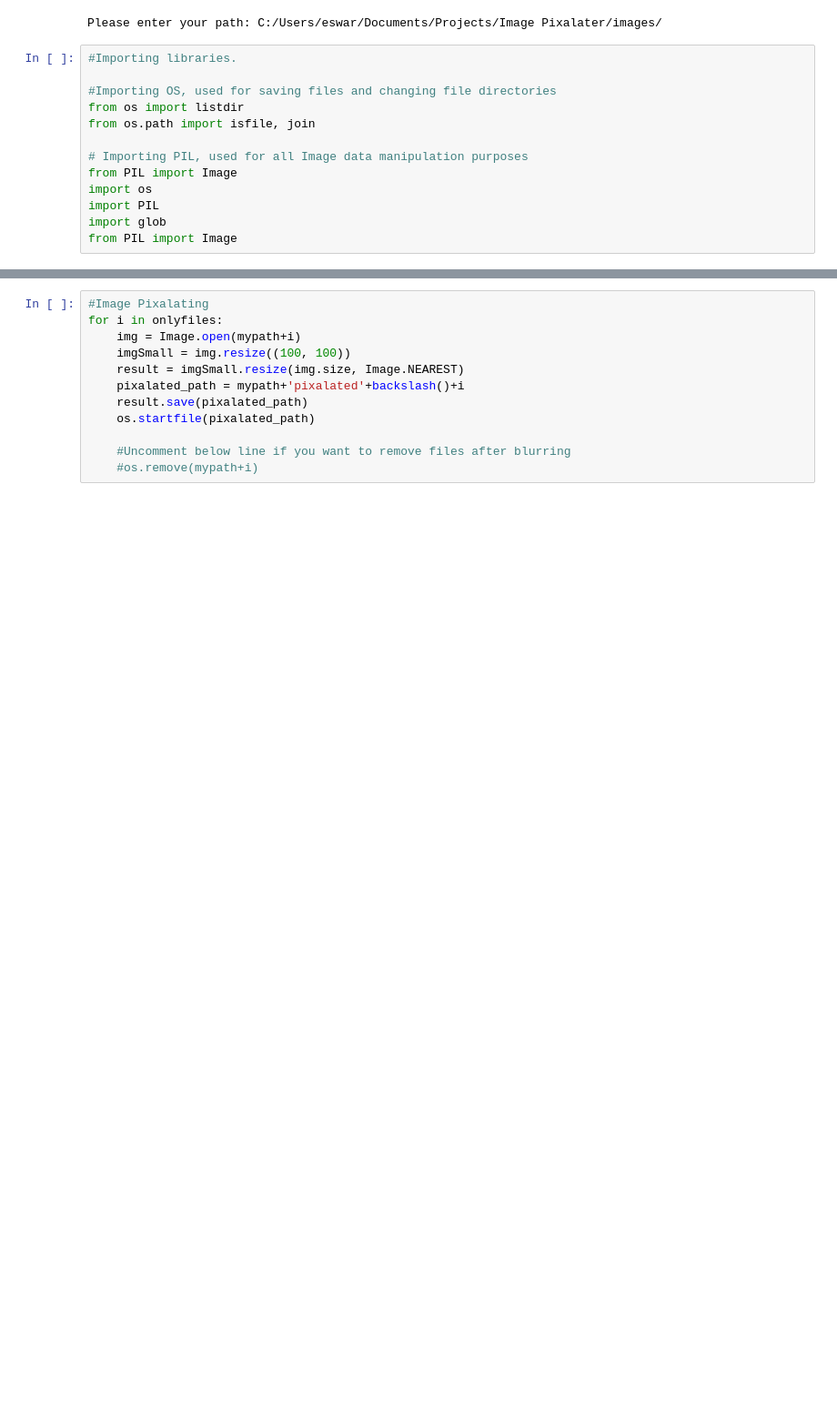
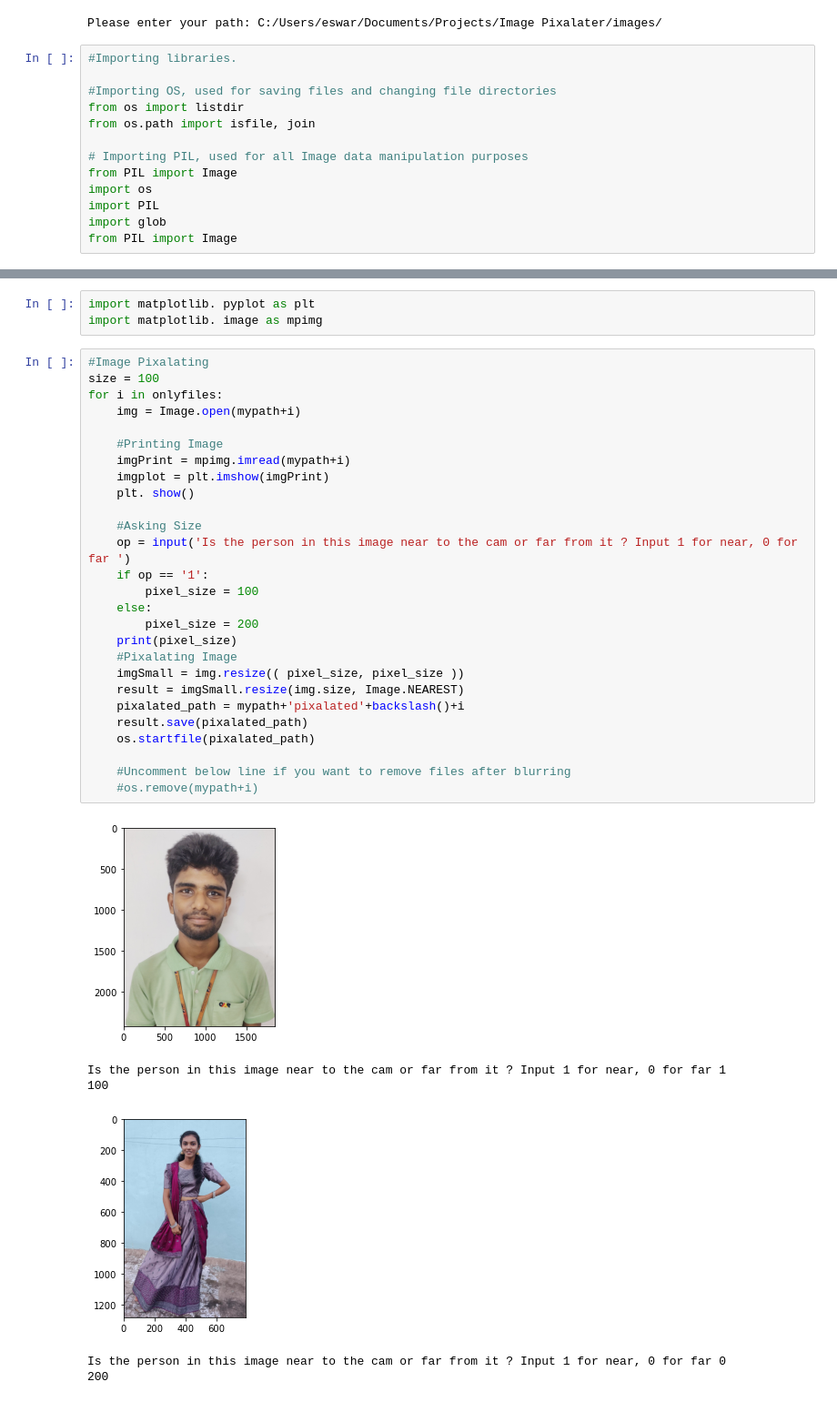
Before and after one commit to EswarBenarjee/imagePixalater, a Jupyter notebook: Image Pixalater.ipynb, the cells around one changed output, grey strips where cells are left out. Shown at 91% size. Drawn from its saved outputs; the diff is of its cells as text; blank space fills up the shorter version.

Commit message:
Updating pixels according to distance

```diff
--- a/Image Pixalater.ipynb
+++ b/Image Pixalater.ipynb
@@ -28,12 +28,37 @@ print(onlyfiles)
+# %%
+import matplotlib. pyplot as plt
+import matplotlib. image as mpimg
 # %%
 #Image Pixalating
+size = 100
 for i in onlyfiles:
     img = Image.open(mypath+i)
-    imgSmall = img.resize((100, 100))
+
+    #Printing Image
+    imgPrint = mpimg.imread(mypath+i)
+    imgplot = plt.imshow(imgPrint)
+    plt. show()
+
+    #Asking Size
+    op = input('Is the person in this image near to the cam or far from it ? Input 1 for near, 0 for far ')
+    if op == '1':
+        pixel_size = 100
+    else:
+        pixel_size = 200
+    print(pixel_size)
+    #Pixalating Image
+    imgSmall = img.resize(( pixel_size, pixel_size ))
     result = imgSmall.resize(img.size, Image.NEAREST)
     pixalated_path = mypath+'pixalated'+backslash()+i
     result.save(pixalated_path)
     os.startfile(pixalated_path)
 
     #Uncomment below line if you want to remove files after blurring
     #os.remove(mypath+i)
+# %% [output]
+[figure, added]
+Is the person in this image near to the cam or far from it ? Input 1 for near, 0 for far 1
+100
+[figure, added]
+Is the person in this image near to the cam or far from it ? Input 1 for near, 0 for far 0
+200
```
Also changed, not shown: parts of 1 cell of this notebook, 1 other file.
